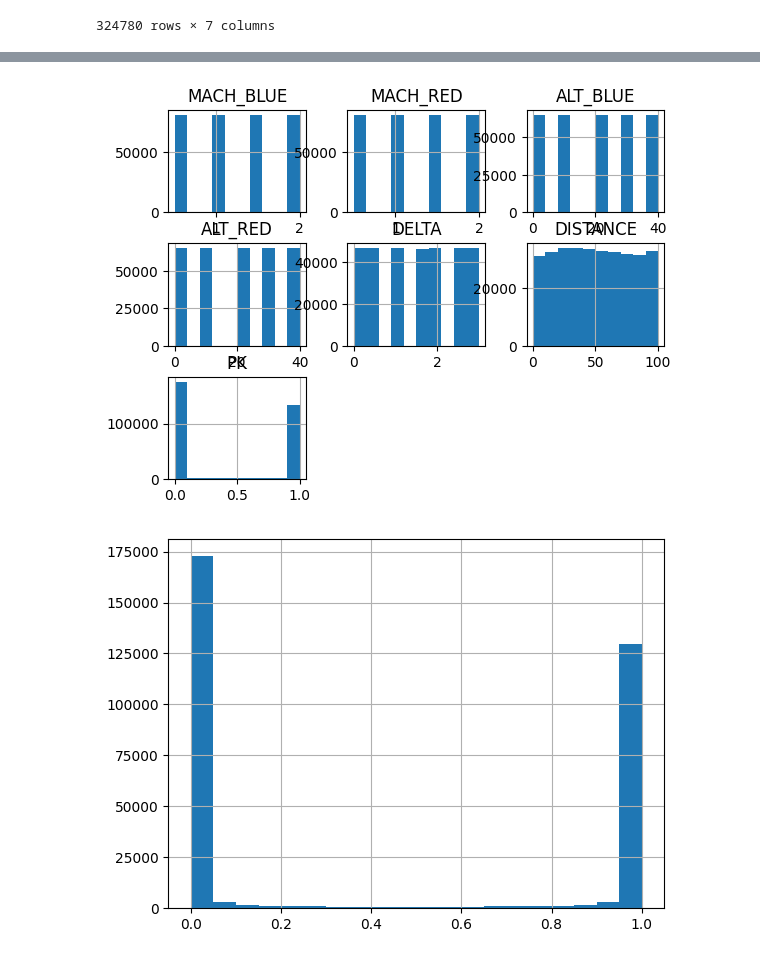
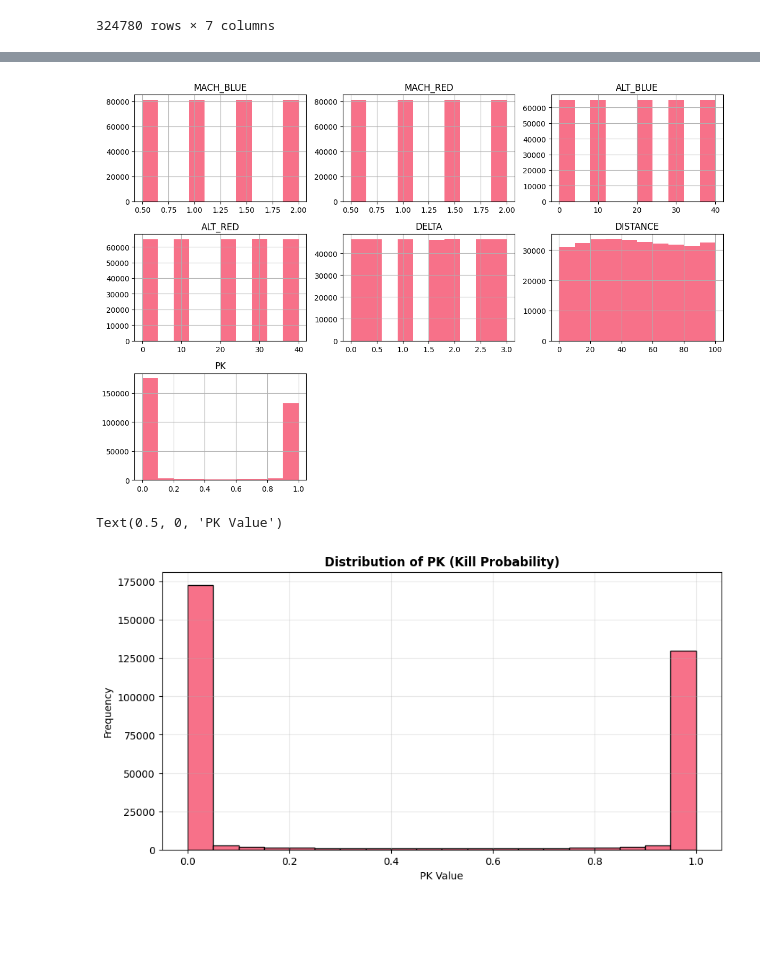
Before and after one commit to jgarnicaa/SUPAERO-IntroIA, a Jupyter notebook: AE.ipynb, the cells around one changed output, grey strips where cells are left out. Cells and saved outputs as stored; diff of their text form; code cells hidden in the pictures; blank space fills up the shorter version.

```diff
--- a/AE.ipynb
+++ b/AE.ipynb
@@ -7,12 +12,16 @@ thibault_lahire@yahoo.fr
 # %%
-#Libraries
-import pandas as pd
-import matplotlib.pyplot as plt
-import seaborn as sns
+# Import Required Libraries
+import pandas as pd                    # Data manipulation and analysis
+import matplotlib.pyplot as plt        # Data visualization
+import seaborn as sns                  # Statistical data visualization
+
+sns.set_palette('husl')                 # Set color palette
+
+# Configure plotting parametersplt.style.use('seaborn-v0_8-darkgrid')  # Set plotting style
 # %%
-## Load data
-
-df = pd.read_csv("dataset_practical_session.csv")
+# Load Dataset
+# Load the defense application dataset from the remote repository
+df = pd.read_csv("https://raw.githubusercontent.com/jgarnicaa/SUPAERO-IntroIA/refs/heads/main/dataset_practical_session.csv")
 df
 # %% [output]
 |  | MACH_BLUE | MACH_RED | ALT_BLUE | ALT_RED | DELTA | DISTANCE | PK |
@@ -44,11 +70,30 @@ df.describe() ## We can see max, min and mean of each column
 | 75% | 2.000000 | 2.000000 | 30.000000 | 30.000000 | 2.500000 | 74.500000 | 1.000000 |
 | max | 2.000000 | 2.000000 | 40.000000 | 40.000000 | 3.000000 | 100.000000 | 1.000000 |
 # %%
-hist = df.hist(bins=10) ## MOst of the variable are uniform, we'll see in details distance and PK
+# Plot Histograms for All Variables
+# Most variables show uniform or near-uniform distributions
+
+# The bins=10 parameter provides a coarse view of the distribution patterns
+
+hist = df.hist(bins=10, figsize=(12, 8))
+plt.tight_layout()
 # %% [output]
-[figure, old version]
+[figure, new version]
 # %%
-hist = df["PK"].hist(bins=20) ## DISTANCE is distribute like a bernoulli distribution.
+# Analyze PK Distribution
+# PK (Kill Probability) exhibits a bimodal/Bernoulli-like distribution
+
+# This suggests binary or near-binary classification characteristics
+
+plt.figure(figsize=(10, 5))
+plt.grid(True, alpha=0.3)
+
+hist = df["PK"].hist(bins=20, edgecolor='black')
+plt.ylabel('Frequency')
+
+plt.title('Distribution of PK (Kill Probability)', fontsize=12, fontweight='bold')
+plt.xlabel('PK Value')
 # %% [output]
+Text(0.5, 0, 'PK Value')
-[figure, old version]
+[figure, new version]
 # %%
```
Also changed, not shown: parts of 25 cells of this notebook, 5 other files.
